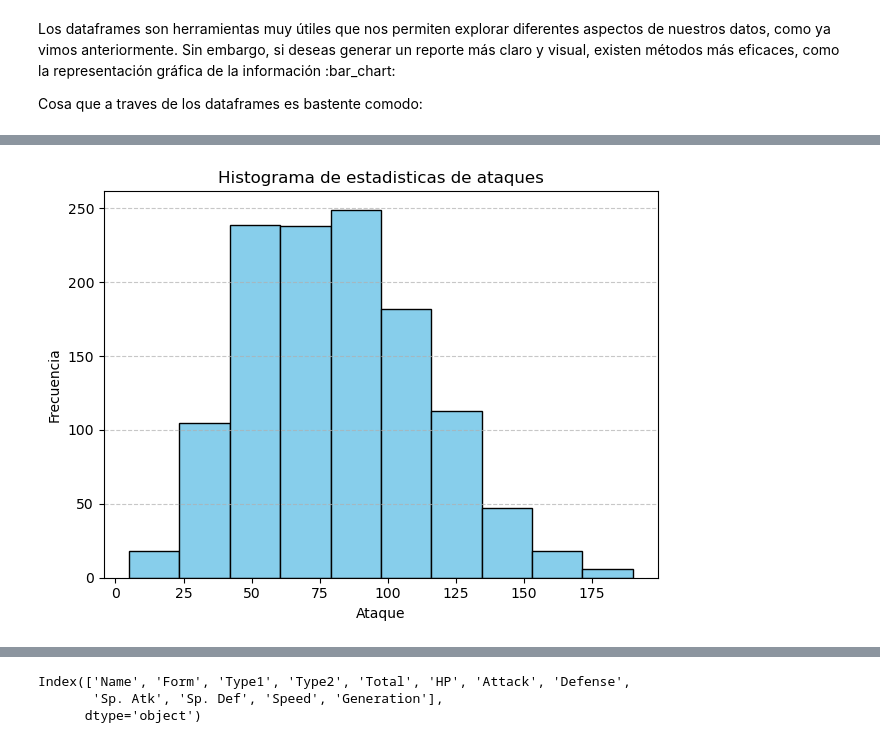
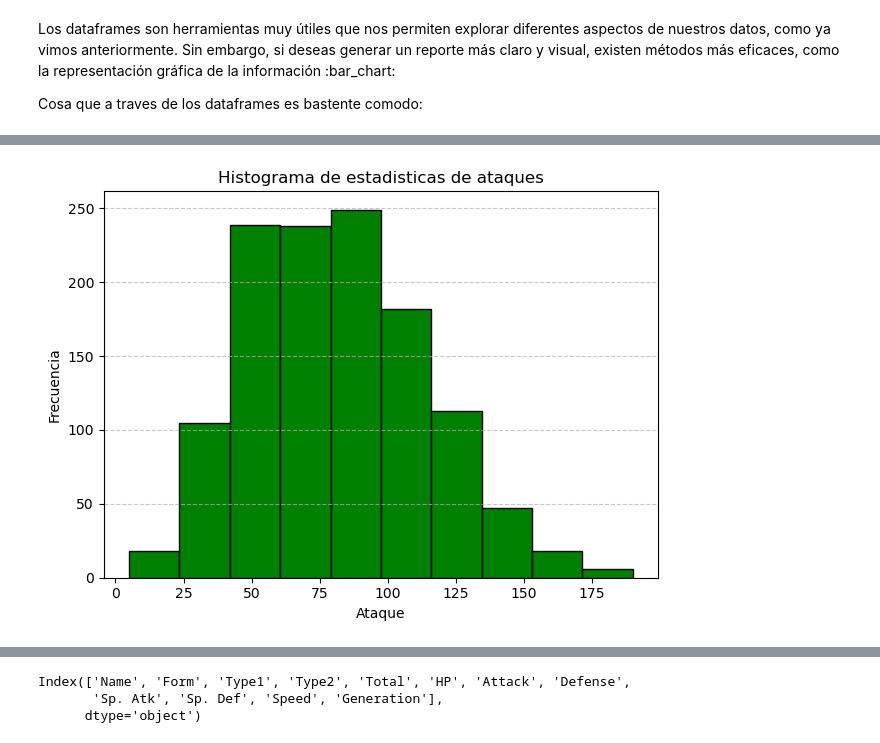
Before and after one commit to ArmandoTrapaga/Induccion, a Jupyter notebook: Dataframes.ipynb, the cells around one changed output, grey strips where cells are left out. Cells and saved outputs as stored; diff of their text form; code cells hidden in the pictures.

```diff
--- a/Dataframes.ipynb
+++ b/Dataframes.ipynb
@@ -402,14 +511,14 @@ plt.show()
 # %%
 # Para valores cuantitativos graficas como los histogramas con utiles para ver su distribucion
-data.Attack.plot.hist(bins=10, edgecolor='black', color='skyblue')
+data.Attack.plot.hist(bins=10, edgecolor='black', color='green')
 
 plt.title('Histograma de estadisticas de ataques')
 plt.xlabel('Ataque')
 plt.ylabel('Frecuencia')
 plt.grid(axis='y', linestyle='--', alpha=0.7)
 plt.tight_layout()
 plt.show()
 # %% [output]
-[figure, old version]
+[figure, new version]
 # %%
 # Tambien puedes la distribucion como un boxplot
```
Also changed, not shown: parts of 42 cells of this notebook, 1 other file.
